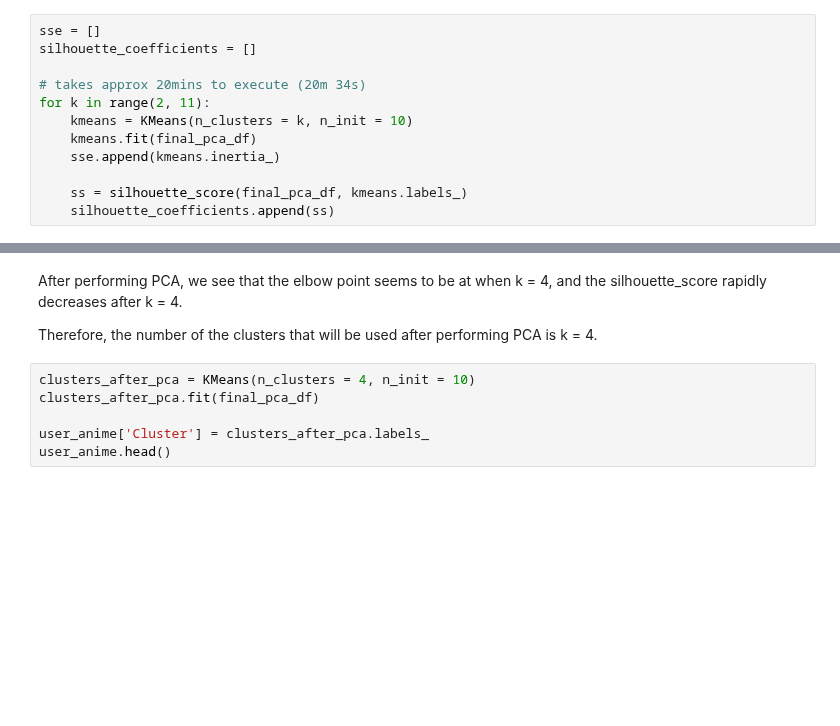
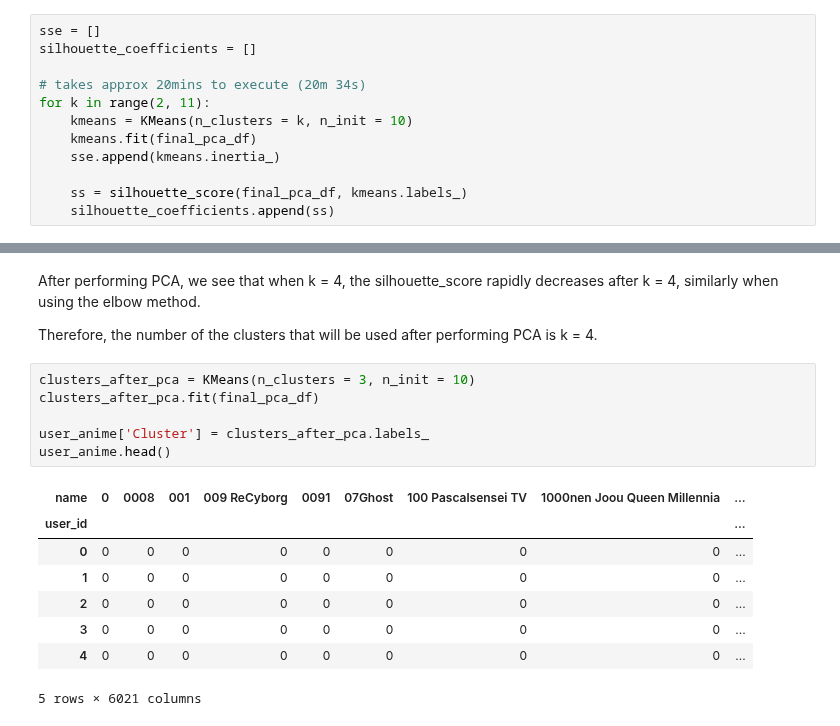
Before and after one commit to Haaris-Syed/AnimeRecommender, a Jupyter notebook: AnimeDataset-Preprocessing.ipynb, the cells around one changed output, grey strips where cells are left out. Drawn from its saved outputs; the diff is of its cells as text; blank space fills up the shorter version.

```diff
--- a/AnimeDataset-Preprocessing.ipynb
+++ b/AnimeDataset-Preprocessing.ipynb
@@ -665,12 +687,21 @@ plt.show()
 # %% [markdown]
-After performing PCA, we see that the elbow point seems to be at when k = 4, and the silhouette_score rapidly decreases after k = 4.
+After performing PCA, we see that when k = 4, the silhouette_score rapidly decreases after k = 4, similarly when using the elbow method.
 
 Therefore, the number of the clusters that will be used after performing PCA is k = 4.
 # %%
-clusters_after_pca = KMeans(n_clusters = 4, n_init = 10)
+clusters_after_pca = KMeans(n_clusters = 3, n_init = 10)
 clusters_after_pca.fit(final_pca_df)
 
 user_anime['Cluster'] = clusters_after_pca.labels_
 user_anime.head()
+# %% [output]
+| name | 0 | 0008 | 001 | 009 ReCyborg | 0091 | 07Ghost | 100 Pascalsensei TV | 1000nen Joou Queen Millennia | ... |
+| user_id |  |  |  |  |  |  |  |  | ... |
+| 0 | 0 | 0 | 0 | 0 | 0 | 0 | 0 | 0 | ... |
+| 1 | 0 | 0 | 0 | 0 | 0 | 0 | 0 | 0 | ... |
+| 2 | 0 | 0 | 0 | 0 | 0 | 0 | 0 | 0 | ... |
+| 3 | 0 | 0 | 0 | 0 | 0 | 0 | 0 | 0 | ... |
+| 4 | 0 | 0 | 0 | 0 | 0 | 0 | 0 | 0 | ... |
+5 rows × 6021 columns
 # %%
 user_anime.Cluster.value_counts()
```
Also changed, not shown: parts of 14 cells of this notebook.
